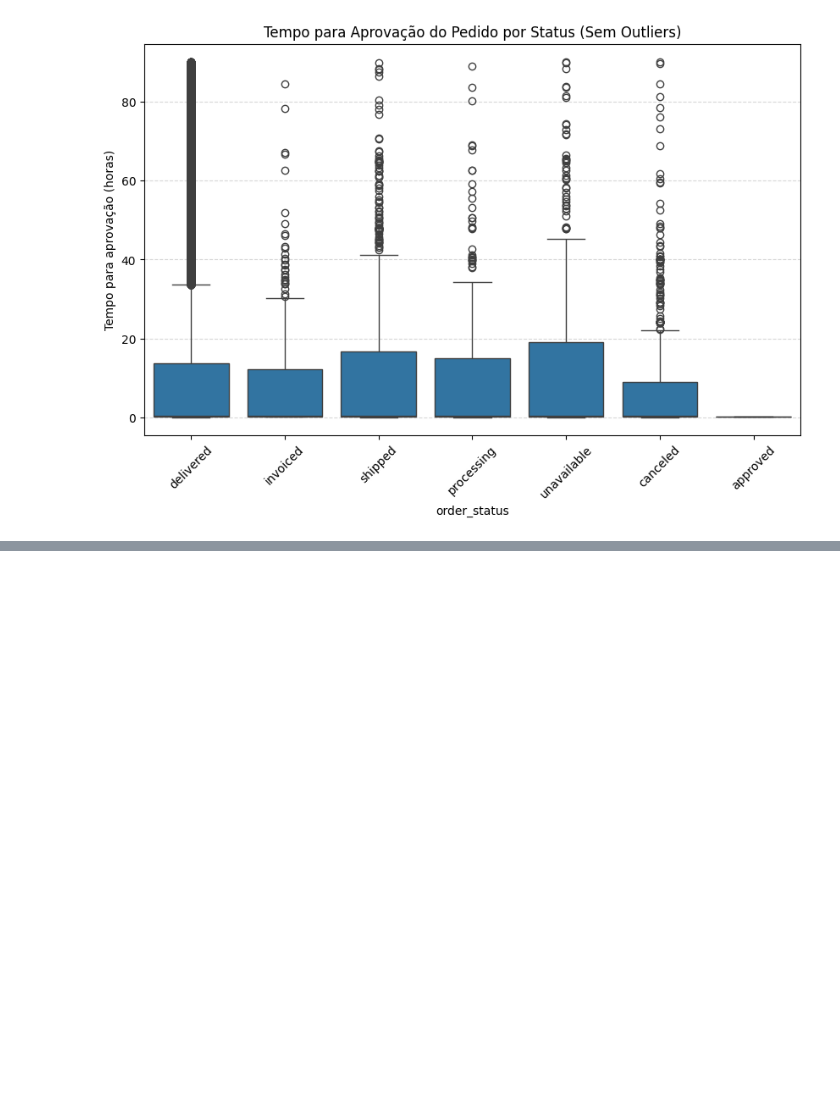
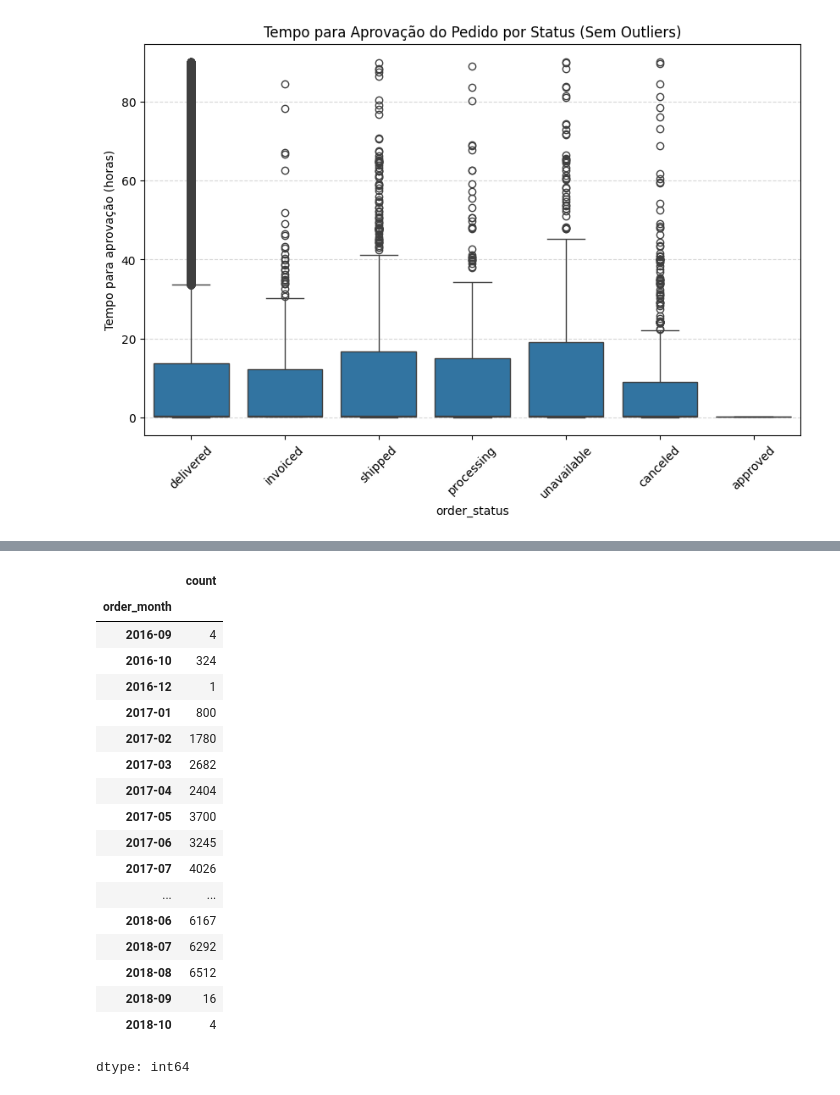
Before and after one commit to talescn/KAGGLE---Brazilian-E-Commerce, a Jupyter notebook: Brazilian_E_Commerce_Public_Dataset_by_Olist.ipynb, the cells around one changed output, grey strips where cells are left out. Drawn from its saved outputs; the diff is of its cells as text; code cells hidden in the pictures; blank space fills up the shorter version.

```diff
--- a/Brazilian_E_Commerce_Public_Dataset_by_Olist.ipynb
+++ b/Brazilian_E_Commerce_Public_Dataset_by_Olist.ipynb
@@ -200,0 +246,23 @@ plt.show()
+# %%
+monthly_orders = df["order_month"].value_counts().sort_index()
+monthly_orders
+# %% [output]
+|  | count |
+| order_month |  |
+| 2016-09 | 4 |
+| 2016-10 | 324 |
+| 2016-12 | 1 |
+| 2017-01 | 800 |
+| 2017-02 | 1780 |
+| 2017-03 | 2682 |
+| 2017-04 | 2404 |
+| 2017-05 | 3700 |
+| 2017-06 | 3245 |
+| 2017-07 | 4026 |
+| ... | ... |
+| 2018-06 | 6167 |
+| 2018-07 | 6292 |
+| 2018-08 | 6512 |
+| 2018-09 | 16 |
+| 2018-10 | 4 |
+dtype: int64
```
Also changed, not shown: parts of 7 cells of this notebook.
